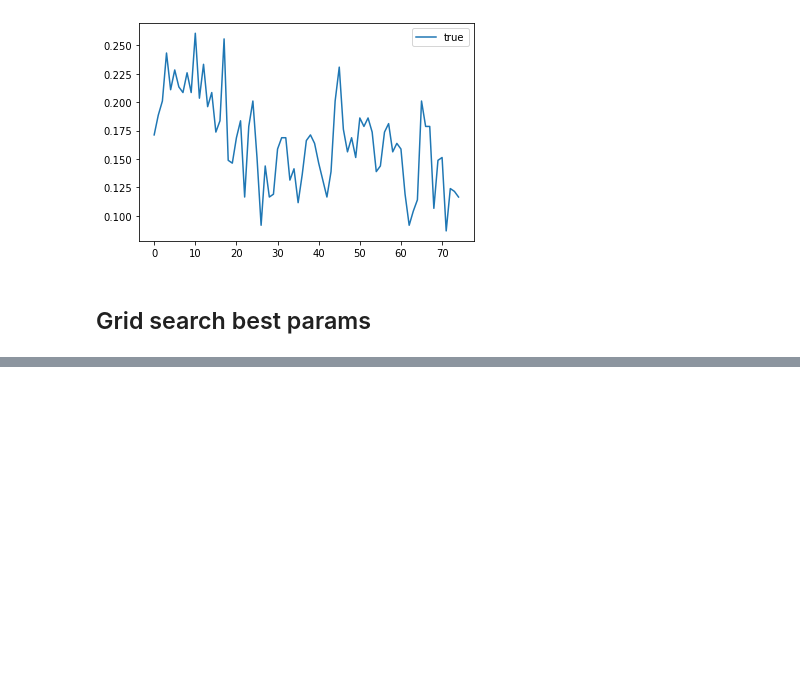
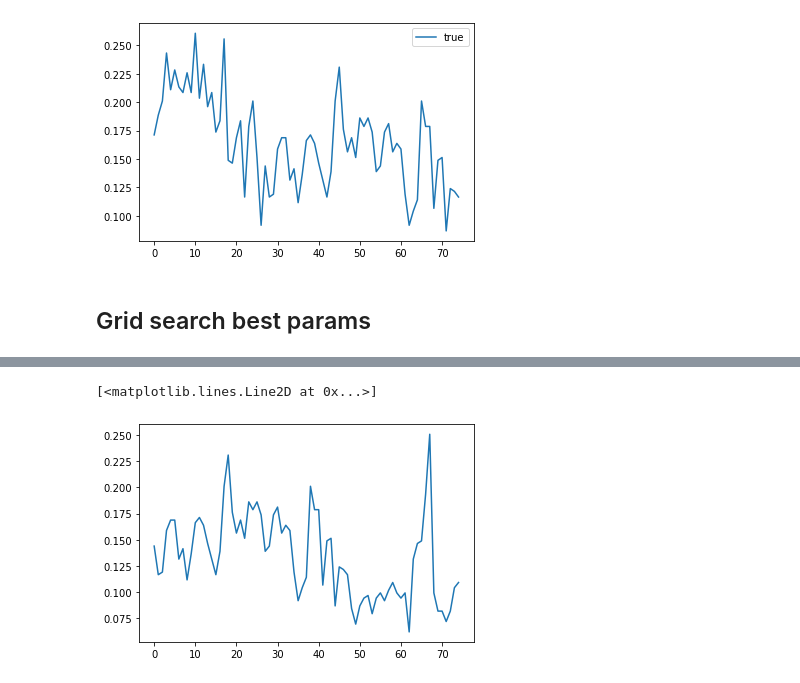
Before and after one commit to Ezmalts/augmentation_timeseries_m5, a Jupyter notebook: Seq2Seq.ipynb, the cells around one changed output, grey strips where cells are left out. Cells and saved outputs as stored; diff of their text form; code cells hidden in the pictures; blank space fills up the shorter version.

```diff
--- a/Seq2Seq.ipynb
+++ b/Seq2Seq.ipynb
@@ -509,0 +638,8 @@ plt.legend()
+# %%
+plt.plot(
+    valy[:, 27, 0],
+    label='true'
+)
+# %% [output]
+[<matplotlib.lines.Line2D at 0x...>]
+[figure, added]
```
Also changed, not shown: parts of 13 cells of this notebook, 1 other file.
